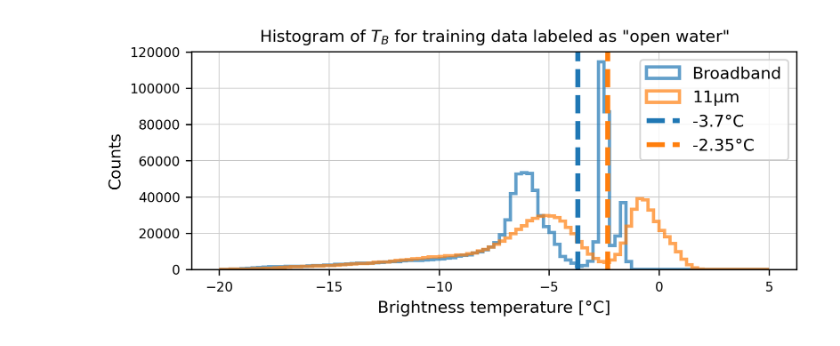
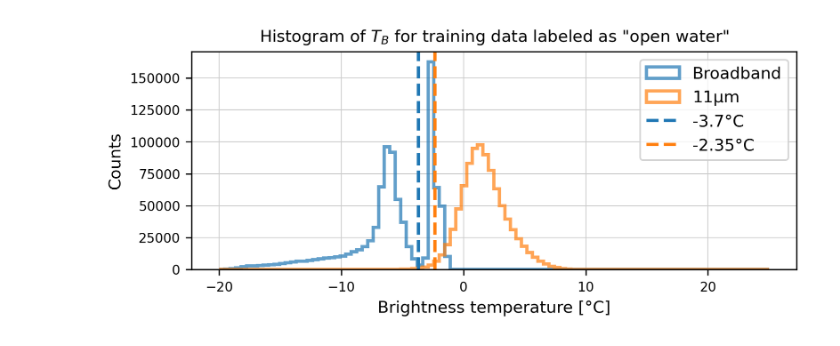
Before and after one commit to FranzFlink/Mueller_et_al_2024_code, a Jupyter notebook: source/preprocess/preprocess_pixel.ipynb, the cells around one changed output. Cells and saved outputs as stored; diff of their text form; code cells hidden in the pictures.

Commit message:
add the files that are different between local/remote

```diff
--- a/source/preprocess/preprocess_pixel.ipynb
+++ b/source/preprocess/preprocess_pixel.ipynb
@@ -10,4 +10,4 @@ from helper import calc_local_roughness
 
 # import fancy plotting
 import json
-plt.rcParams.update(json.load(open("plot_settings.json")))
+plt.rcParams.update(json.load(open("../plot_settings.json")))
@@ -20,9 +14,35 @@ ds_new_flat = ds_new_flat.chunk({'z' : 100_000})
+# %%
+ds = xr.open_dataset('../../data/training.nc')
+correction_fields = xr.open_dataset('../../data/correction_fields.nc')
+
+### correct the BT_2D for each day with the corresponding correction field
+
+for timestep in ds.time:
+    date = timestep.dt.strftime('%Y-%m-%d')
+    # select the correction field for the specific date
+    cf = correction_fields.BT_2D.sel(time=date)
+
+    # select the BT_2D for the specific date
+    bt = ds.BT_2D.sel(time=timestep).values
+
+    # correct the BT_2D
+    bt_corrected = bt - cf
+
+    # replace the BT_2D with the corrected values
+    ds.BT_2D.loc[dict(time=timestep, band=[1, 2, 3, 4])] = bt_corrected.isel(band=[1, 2, 3, 4])
+
+
+ds_new = calc_local_roughness(ds)
+
+
+ds_new_flat = ds_new.stack(z=('x', 'y', 'time'))
+ds_new_flat = ds_new_flat.chunk({'z' : 100_000})
 # %%
 X1 = ds_new_flat.isel(band=0)['BT_2D']
-X2 = ds_new_flat.isel(band=1)['BT_2D']
-X3 = ds_new_flat.isel(band=2)['BT_2D']
-X4 = ds_new_flat.isel(band=3)['BT_2D']
-X5 = ds_new_flat.isel(band=4)['BT_2D']
+X2 = ds_new_flat.isel(band=1)['BT_2D'] - ds_new_flat.isel(band=3)['BT_2D']
+X3 = ds_new_flat.isel(band=2)['BT_2D'] - ds_new_flat.isel(band=3)['BT_2D']
+X4 = ds_new_flat.isel(band=3)['BT_2D'] - ds_new_flat.isel(band=4)['BT_2D']
+X5 = ds_new_flat.isel(band=2)['BT_2D'] - ds_new_flat.isel(band=4)['BT_2D']
 
 X6 = ds_new_flat['sur_rgh']
 X7 = ds_new_flat['neighbor_mean']
@@ -51,17 +71,17 @@ ds_training = xr.Dataset(
     ),
 )
 # %%
-ds_training.X1.where(ds_training.y == 1).plot.hist(bins=100, alpha=.7, label='Broadband', range=(-20,5), histtype='step', lw=2)
-ds_training.X5.where(ds_training.y == 1).plot.hist(bins=100, alpha=.7, label='11µm', range=(-20,5), histtype='step', lw=2)
+ds_training.X1.where(ds_training.y == 1).plot.hist(bins=100, alpha=.7, label='Broadband', range=(-20,25), histtype='step', lw=2)
+ds_training.X5.where(ds_training.y == 1).plot.hist(bins=100, alpha=.7, label='11µm', range=(-20,25), histtype='step', lw=2)
 
 plt.axvline(-3.7, color='C0', linestyle='--', label='-3.7°C')
 plt.axvline(-2.35, color='C1', linestyle='--', label='-2.35°C')
 
 plt.title('Histogram of $T_B$ for training data labeled as "open water"')
 plt.xlabel('Brightness temperature [°C]')
 plt.ylabel('Counts')
 
 plt.legend()
 plt.show()
 # %% [output]
-[figure, old version]
+[figure, new version]
```
Also changed, not shown: parts of 13 cells of this notebook, 3 other files.
